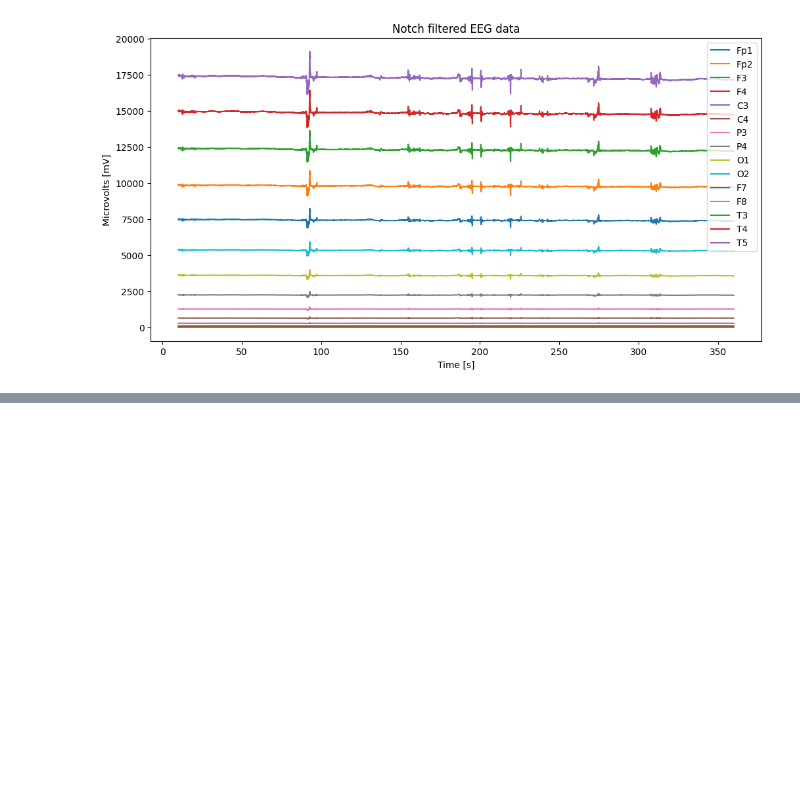
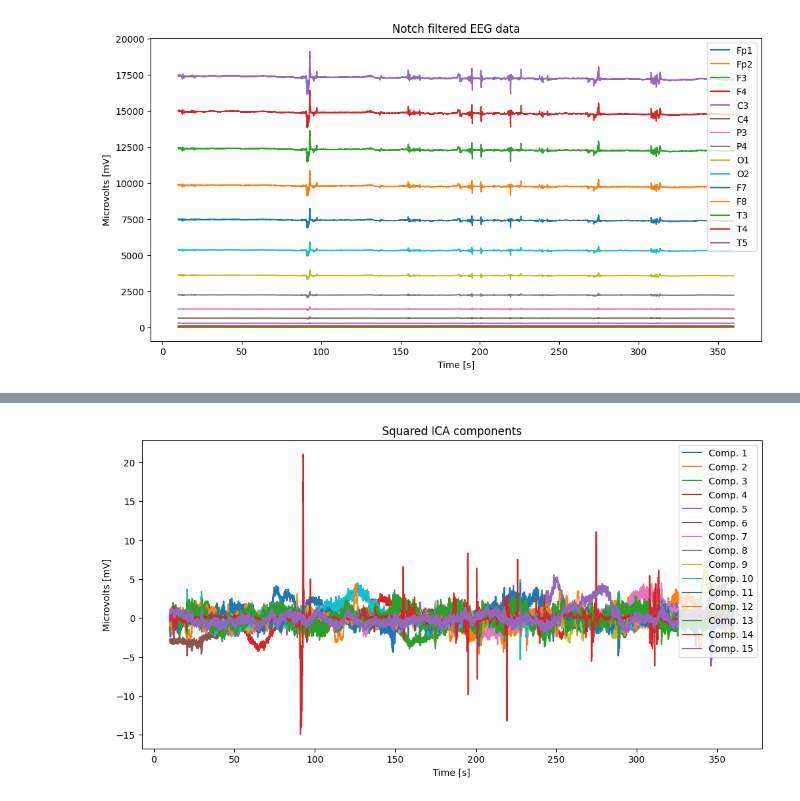
Before and after one commit to LilVegedog/BCI_Project, a Jupyter notebook: src/preprocessing_pipeline/preprocessing_test_aiden.ipynb, the cells around one changed output, grey strips where cells are left out. Saved outputs shown, nothing was run; the diff lists cells and outputs as text; code cells hidden in the pictures; blank space fills up the shorter version.

```diff
--- a/src/preprocessing_pipeline/preprocessing_test_aiden.ipynb
+++ b/src/preprocessing_pipeline/preprocessing_test_aiden.ipynb
@@ -228,6 +228,25 @@ plt.show()
 # plt.title('Moving average filtered EEG data')
 # plt.legend(['Fp1', 'Fp2', 'F3', 'F4', 'C3', 'C4', 'P3', 'P4', 'O1', 'O2', 'F7', 'F8', 'T3', 'T4', 'T5'])
 # plt.show()
+# %%
+# Apply ICA to the data_samples_squared data
+from sklearn.decomposition import FastICA
+# Define the number of independent components
+n_components = 15
+# Apply ICA to the squared data
+ica = FastICA(n_components=n_components)
+data_samples_ica = ica.fit_transform(data_samples_filtered_notch)
+data_samples_ica.shape
+# Plot the ICA components
+plt.figure(figsize=(12, 6))
+plt.plot(data_time, data_samples_ica)
+plt.xlabel('Time [s]')
+plt.ylabel('Microvolts [mV]')
+plt.title('Squared ICA components')
+plt.legend(['Comp. '+ str(i+1) for i in range(n_components)])
+plt.show()
+# %% [output]
+[figure, added]
 # %%
 # Apply ICA to the data_samples_squared data
 from sklearn.decomposition import FastICA
```
Also changed, not shown: parts of 4 cells of this notebook.
